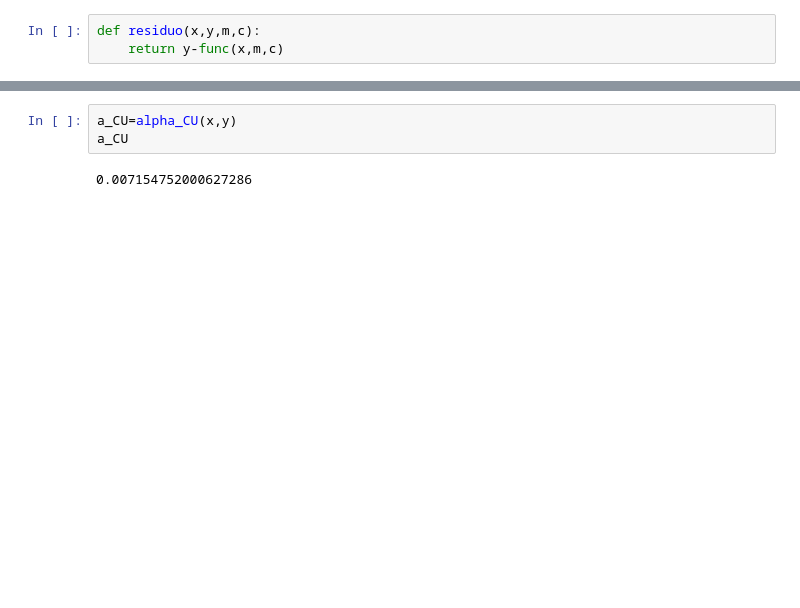
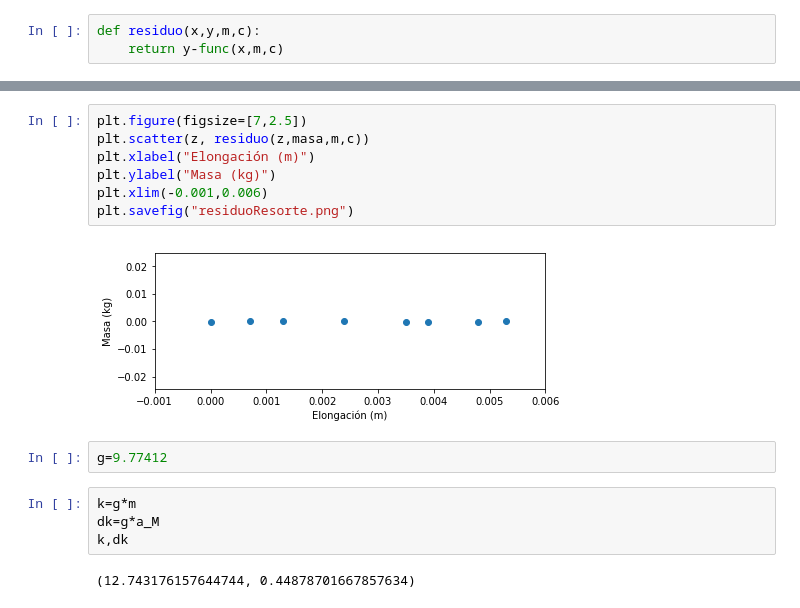
Before and after one commit to SantiagoBeltran/Tarea3FE, a Jupyter notebook: Ejercicio53Intermedio.ipynb, the cells around one changed output, grey strips where cells are left out. Saved outputs shown, nothing was run; the diff lists cells and outputs as text; blank space fills up the shorter version.

```diff
--- a/Ejercicio53Intermedio.ipynb
+++ b/Ejercicio53Intermedio.ipynb
@@ -62,5 +179,17 @@ plt.savefig("ResiduoVoltaje.png")
-# %%
-a_CU=alpha_CU(x,y)
-a_CU
-# %% [output]
-0.007154752000627286
+# %%
+plt.figure(figsize=[7,2.5])
+plt.scatter(z, residuo(z,masa,m,c))
+plt.xlabel("Elongación (m)")
+plt.ylabel("Masa (kg)")
+plt.xlim(-0.001,0.006)
+plt.savefig("residuoResorte.png")
+# %% [output]
+[figure, added]
+# %%
+g=9.77412
+# %%
+k=g*m
+dk=g*a_M
+k,dk
+# %% [output]
+(12.743176157644744, 0.44878701667857634)
```
Also changed, not shown: parts of 31 cells of this notebook, 6 other files.
